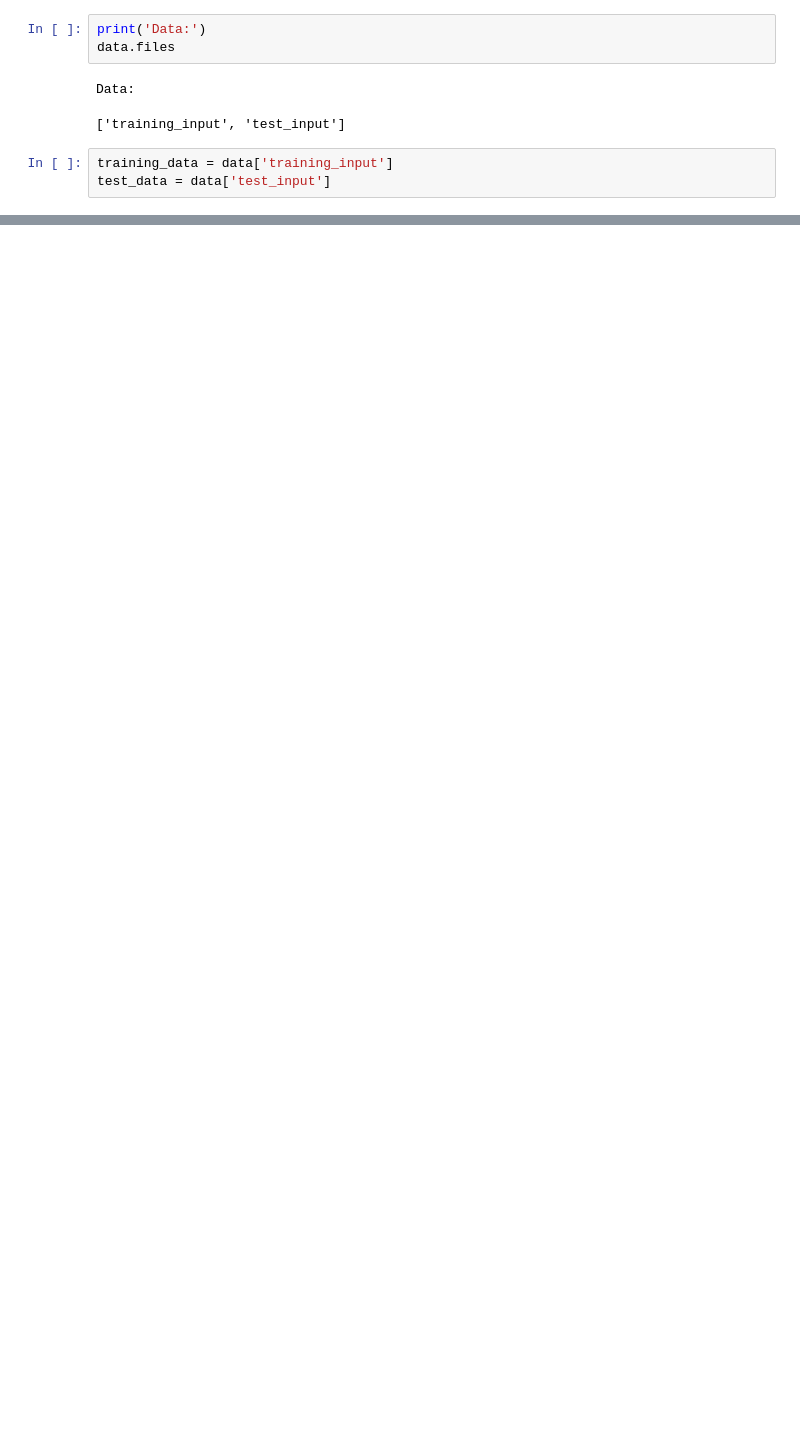
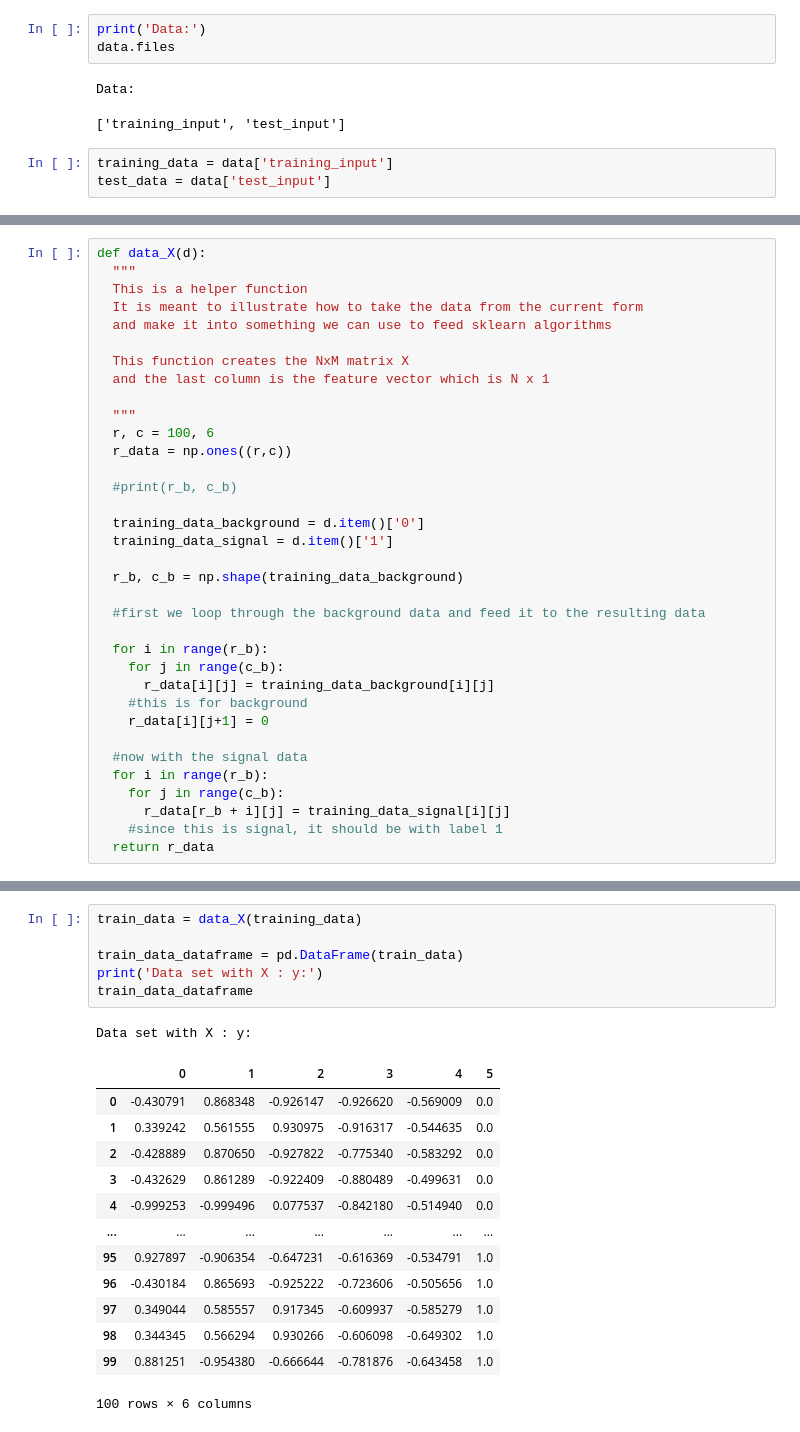
Before and after one commit to enriqueasegura/Quantum-X, a Jupyter notebook: ML_QMLHEP.ipynb, the cells around one changed output, grey strips where cells are left out. Drawn from its saved outputs; the diff is of its cells as text; blank space fills up the shorter version.

```diff
--- a/ML_QMLHEP.ipynb
+++ b/ML_QMLHEP.ipynb
@@ -128,0 +68,35 @@ testing_signal_without_background = training_data_scrambled[1][1] - training_dat
+# %%
+def data_X(d):
+  """
+  This is a helper function
+  It is meant to illustrate how to take the data from the current form
+  and make it into something we can use to feed sklearn algorithms
+
+  This function creates the NxM matrix X
+  and the last column is the feature vector which is N x 1
+
+  """
+  r, c = 100, 6
+  r_data = np.ones((r,c))
+
+  #print(r_b, c_b)
+
+  training_data_background = d.item()['0']
+  training_data_signal = d.item()['1']
+
+  r_b, c_b = np.shape(training_data_background)
+
+  #first we loop through the background data and feed it to the resulting data
+
+  for i in range(r_b):
+    for j in range(c_b):
+      r_data[i][j] = training_data_background[i][j]
+    #this is for background
+    r_data[i][j+1] = 0
+
+  #now with the signal data
+  for i in range(r_b):
+    for j in range(c_b):
+      r_data[r_b + i][j] = training_data_signal[i][j]
+    #since this is signal, it should be with label 1
+  return r_data
@@ -128,0 +119,21 @@ testing_signal_without_background = training_data_scrambled[1][1] - training_dat
+# %%
+train_data = data_X(training_data)
+
+train_data_dataframe = pd.DataFrame(train_data)
+print('Data set with X : y:')
+train_data_dataframe
+# %% [output]
+Data set with X : y:
+|  | 0 | 1 | 2 | 3 | 4 | 5 |
+| 0 | -0.430791 | 0.868348 | -0.926147 | -0.926620 | -0.569009 | 0.0 |
+| 1 | 0.339242 | 0.561555 | 0.930975 | -0.916317 | -0.544635 | 0.0 |
+| 2 | -0.428889 | 0.870650 | -0.927822 | -0.775340 | -0.583292 | 0.0 |
+| 3 | -0.432629 | 0.861289 | -0.922409 | -0.880489 | -0.499631 | 0.0 |
+| 4 | -0.999253 | -0.999496 | 0.077537 | -0.842180 | -0.514940 | 0.0 |
+| ... | ... | ... | ... | ... | ... | ... |
+| 95 | 0.927897 | -0.906354 | -0.647231 | -0.616369 | -0.534791 | 1.0 |
+| 96 | -0.430184 | 0.865693 | -0.925222 | -0.723606 | -0.505656 | 1.0 |
+| 97 | 0.349044 | 0.585557 | 0.917345 | -0.609937 | -0.585279 | 1.0 |
+| 98 | 0.344345 | 0.566294 | 0.930266 | -0.606098 | -0.649302 | 1.0 |
+| 99 | 0.881251 | -0.954380 | -0.666644 | -0.781876 | -0.643458 | 1.0 |
+100 rows × 6 columns
```
Also changed, not shown: parts of 19 cells of this notebook.
